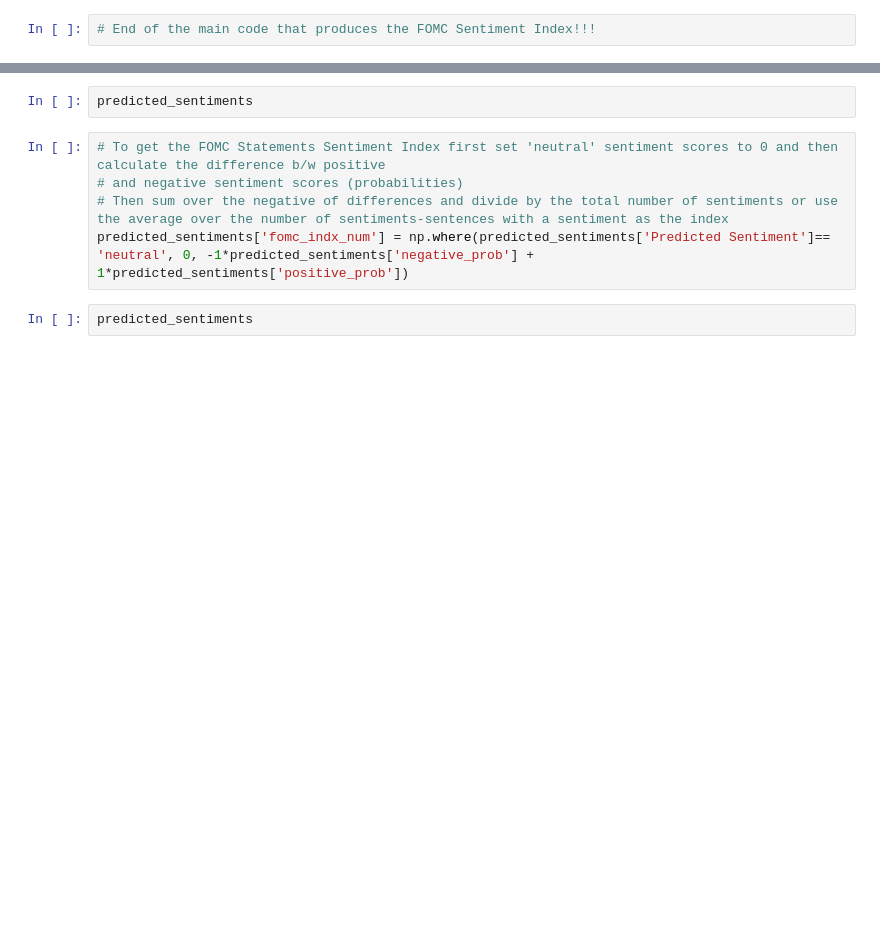
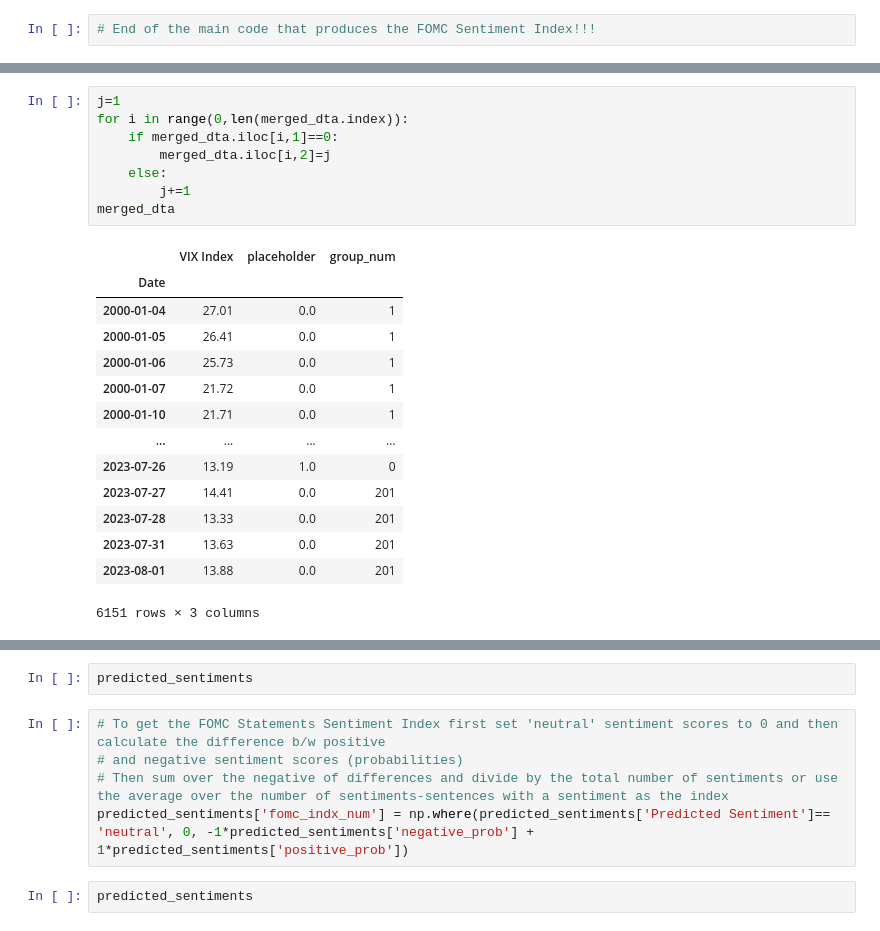
Before and after one commit to ADA-GWU/guidedresearchproject-ayda000, a Jupyter notebook: fomc_si_example.ipynb, the cells around one changed output, grey strips where cells are left out. Cells and saved outputs as stored; diff of their text form; blank space fills up the shorter version.

```diff
--- a/fomc_si_example.ipynb
+++ b/fomc_si_example.ipynb
@@ -219,0 +320,23 @@ Name: FOMC Sentiment Index, dtype: float64
+# %%
+j=1
+for i in range(0,len(merged_dta.index)):
+    if merged_dta.iloc[i,1]==0:
+        merged_dta.iloc[i,2]=j
+    else:
+        j+=1
+merged_dta
+# %% [output]
+|  | VIX Index | placeholder | group_num |
+| Date |  |  |  |
+| 2000-01-04 | 27.01 | 0.0 | 1 |
+| 2000-01-05 | 26.41 | 0.0 | 1 |
+| 2000-01-06 | 25.73 | 0.0 | 1 |
+| 2000-01-07 | 21.72 | 0.0 | 1 |
+| 2000-01-10 | 21.71 | 0.0 | 1 |
+| ... | ... | ... | ... |
+| 2023-07-26 | 13.19 | 1.0 | 0 |
+| 2023-07-27 | 14.41 | 0.0 | 201 |
+| 2023-07-28 | 13.33 | 0.0 | 201 |
+| 2023-07-31 | 13.63 | 0.0 | 201 |
+| 2023-08-01 | 13.88 | 0.0 | 201 |
+6151 rows × 3 columns
```
Also changed, not shown: parts of 53 cells of this notebook.
